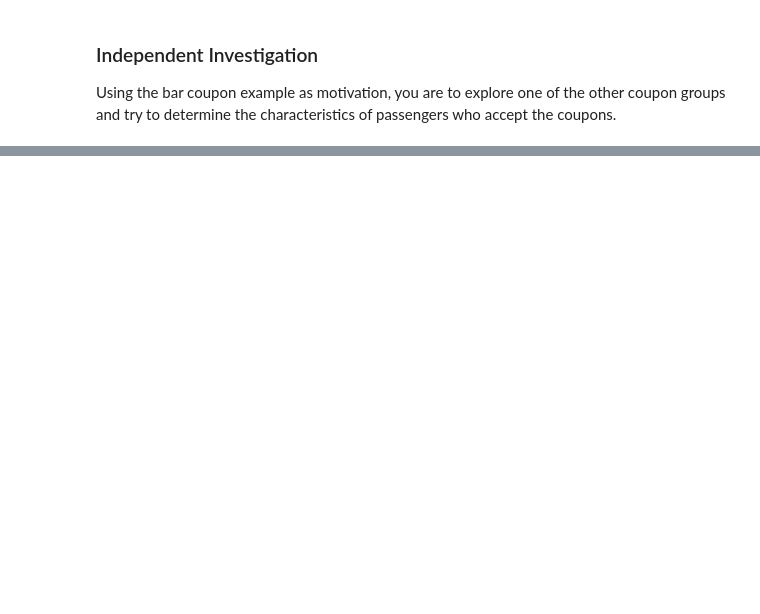
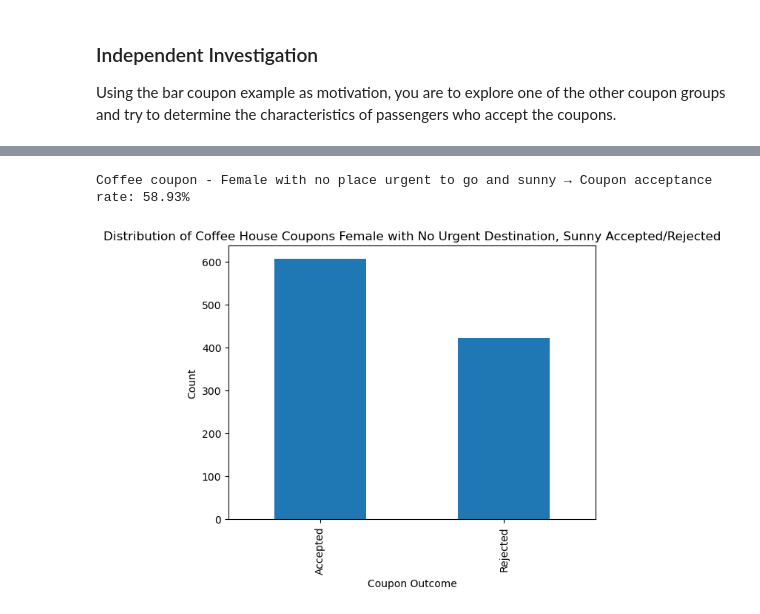
Before and after one commit to ayamundhenk/Assignment5.1, a Jupyter notebook: prompt.ipynb, the cells around one changed output, grey strips where cells are left out. Saved outputs shown, nothing was run; the diff lists cells and outputs as text; code cells hidden in the pictures; blank space fills up the shorter version.

```diff
--- a/prompt.ipynb
+++ b/prompt.ipynb
@@ -259,0 +439,15 @@ Using the bar coupon example as motivation, you are to explore one of the other
+# %%
+filter_coffee_female_noUrgentPlace_sunny = data_coffee[
+    (data_coffee['gender'].isin(['Female'])) &
+    (data_coffee['destination'].isin(['No Urgent Place'])) &
+    (data_coffee['weather'].isin(['Sunny']))
+]
+filter_coffee_female_noUrgentPlace_sunny['Y'].map(labels).value_counts().plot(kind='bar')
+plt.title('Distribution of Coffee House Coupons Female with No Urgent Destination, Sunny Accepted/Rejected')
+plt.xlabel('Coupon Outcome')
+plt.ylabel('Count')
+plt.show
+acceptance_rate(filter_coffee_female_noUrgentPlace_sunny, 'Coffee coupon - Female with no place urgent to go and sunny')
+# %% [output]
+Coffee coupon - Female with no place urgent to go and sunny → Coupon acceptance rate: 58.93%
+[figure, added]
```
Also changed, not shown: parts of 14 cells of this notebook.
